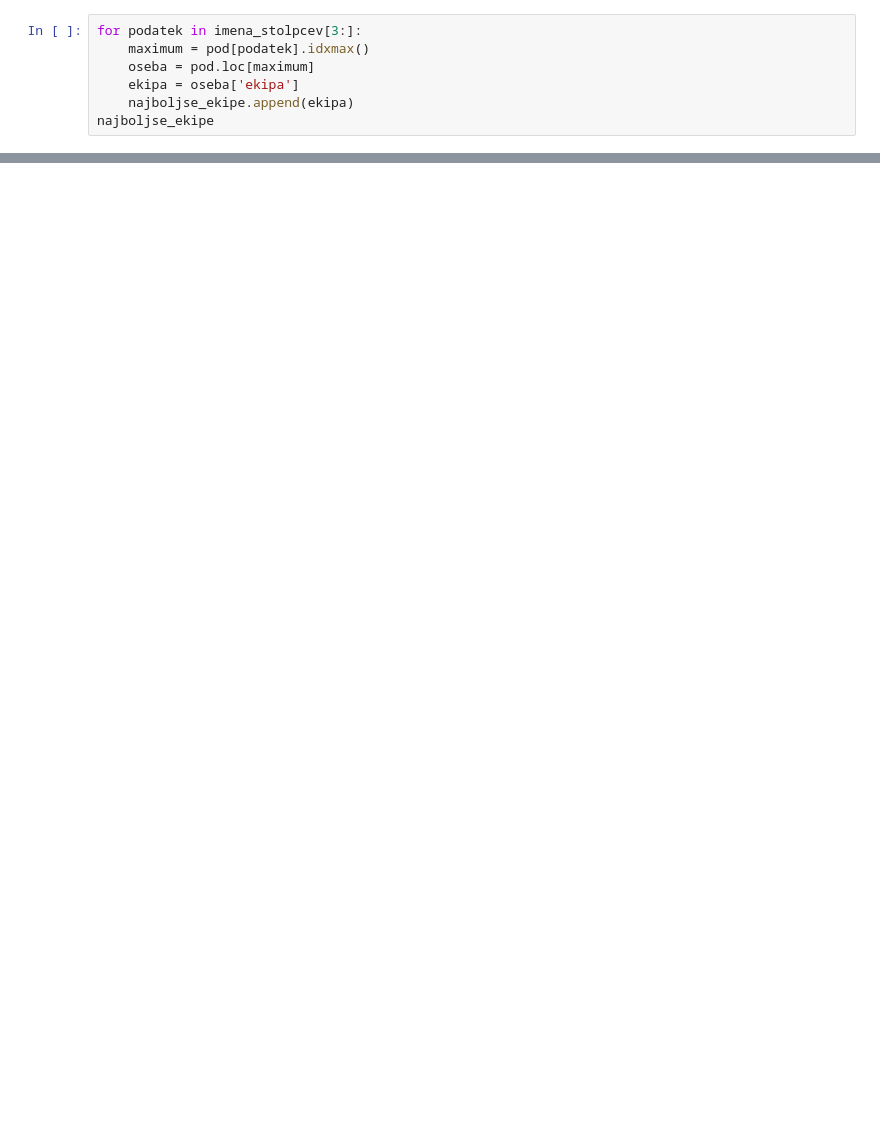
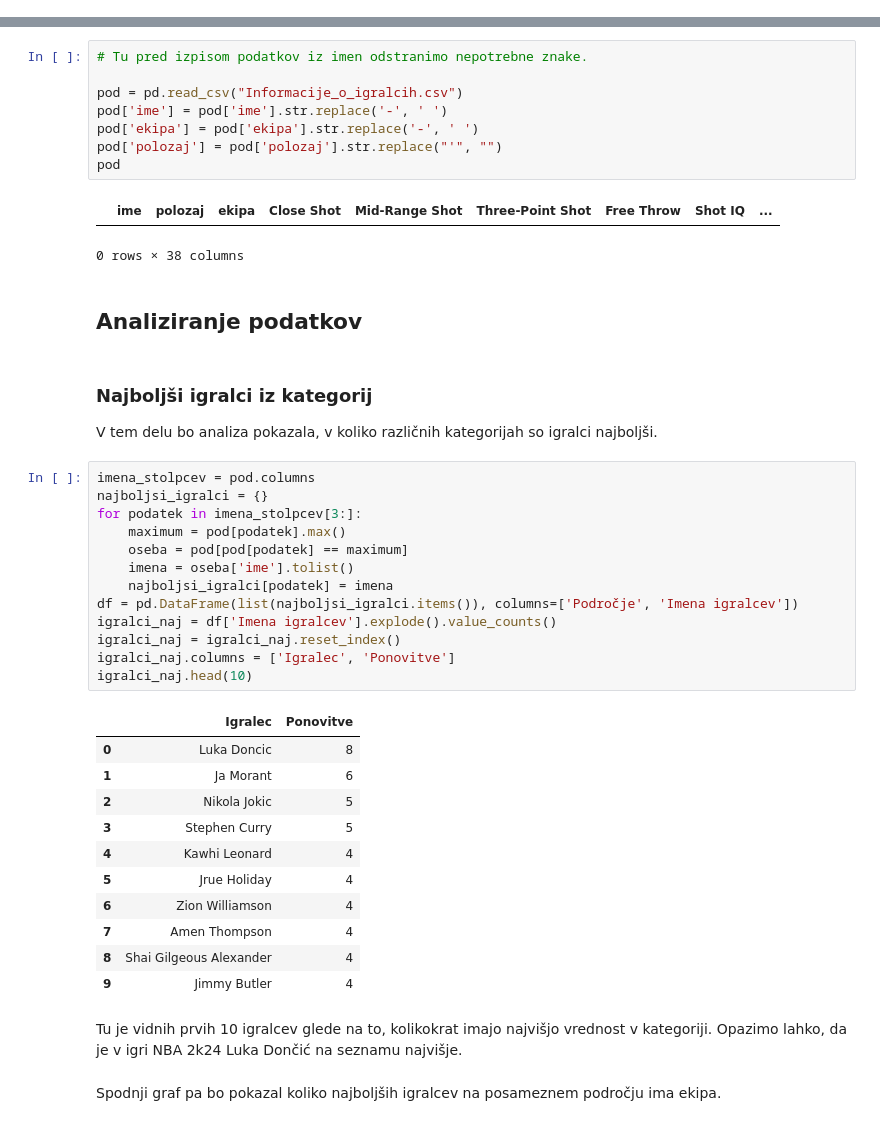
Before and after one commit to rainman137/projektna-naloga-, a Jupyter notebook: analiza.ipynb, the cells around one changed output, grey strips where cells are left out. Saved outputs shown, nothing was run; the diff lists cells and outputs as text; blank space fills up the shorter version.

```diff
--- a/analiza.ipynb
+++ b/analiza.ipynb
@@ -58,7 +0,0 @@ najboljse_ekipe = []
-# %%
-for podatek in imena_stolpcev[3:]:
-    maximum = pod[podatek].idxmax()
-    oseba = pod.loc[maximum]
-    ekipa = oseba['ekipa']
-    najboljse_ekipe.append(ekipa)
-najboljse_ekipe
@@ -185,0 +14,47 @@ plt.show()
+# %%
+# Tu pred izpisom podatkov iz imen odstranimo nepotrebne znake.
+
+pod = pd.read_csv("Informacije_o_igralcih.csv")
+pod['ime'] = pod['ime'].str.replace('-', ' ')
+pod['ekipa'] = pod['ekipa'].str.replace('-', ' ')
+pod['polozaj'] = pod['polozaj'].str.replace("'", "")
+pod
+# %% [output]
+|  | ime | polozaj | ekipa | Close Shot | Mid-Range Shot | Three-Point Shot | Free Throw | Shot IQ | ... |
+0 rows × 38 columns
+# %% [markdown]
+
+## Analiziranje podatkov
+# %% [markdown]
+### Najboljši igralci iz kategorij
+
+V tem delu bo analiza pokazala, v koliko različnih kategorijah so igralci najboljši.
+# %%
+imena_stolpcev = pod.columns
+najboljsi_igralci = {}
+for podatek in imena_stolpcev[3:]:
+    maximum = pod[podatek].max()
+    oseba = pod[pod[podatek] == maximum]
+    imena = oseba['ime'].tolist()
+    najboljsi_igralci[podatek] = imena
+df = pd.DataFrame(list(najboljsi_igralci.items()), columns=['Področje', 'Imena igralcev'])
+igralci_naj = df['Imena igralcev'].explode().value_counts()
+igralci_naj = igralci_naj.reset_index()
+igralci_naj.columns = ['Igralec', 'Ponovitve']
+igralci_naj.head(10)
+# %% [output]
+|  | Igralec | Ponovitve |
+| 0 | Luka Doncic | 8 |
+| 1 | Ja Morant | 6 |
+| 2 | Nikola Jokic | 5 |
+| 3 | Stephen Curry | 5 |
+| 4 | Kawhi Leonard | 4 |
+| 5 | Jrue Holiday | 4 |
+| 6 | Zion Williamson | 4 |
+| 7 | Amen Thompson | 4 |
+| 8 | Shai Gilgeous Alexander | 4 |
+| 9 | Jimmy Butler | 4 |
+# %% [markdown]
+Tu je vidnih prvih 10 igralcev glede na to, kolikokrat imajo najvišjo vrednost v kategoriji. Opazimo lahko, da je v igri NBA 2k24 Luka Dončić na seznamu najvišje.
+# %% [markdown]
+Spodnji graf pa bo pokazal koliko najboljših igralcev na posameznem področju ima ekipa.
```
Also changed, not shown: parts of 48 cells of this notebook.
